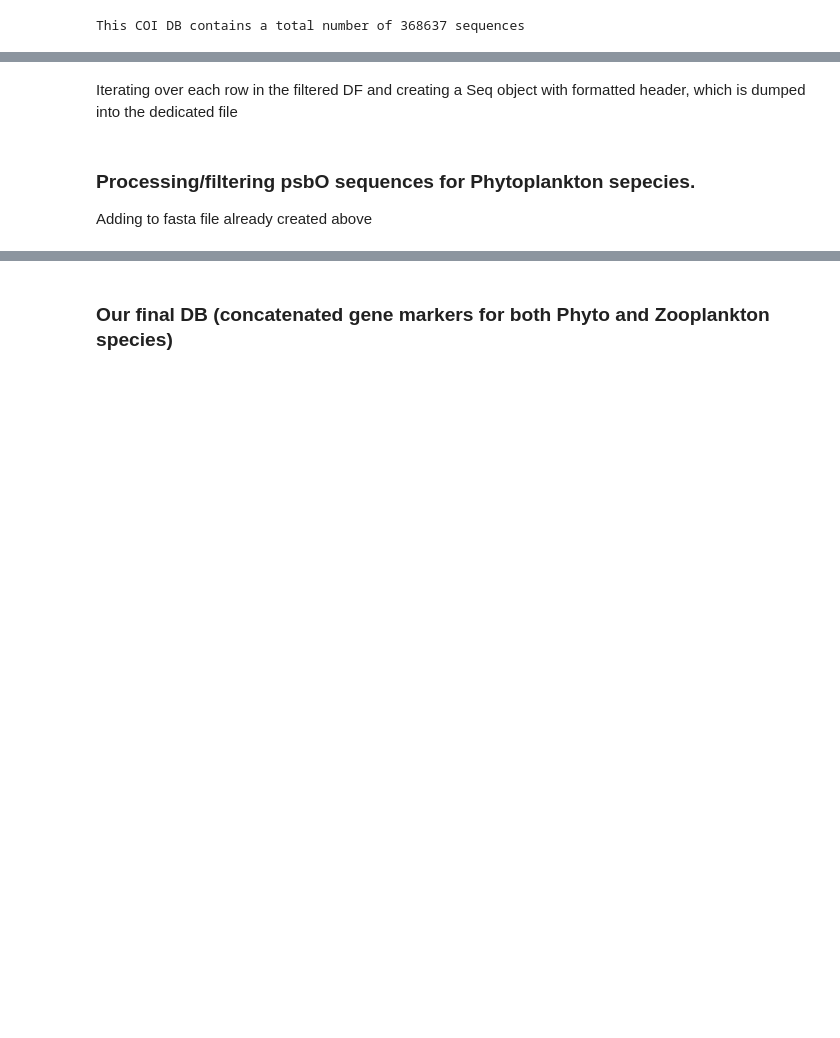
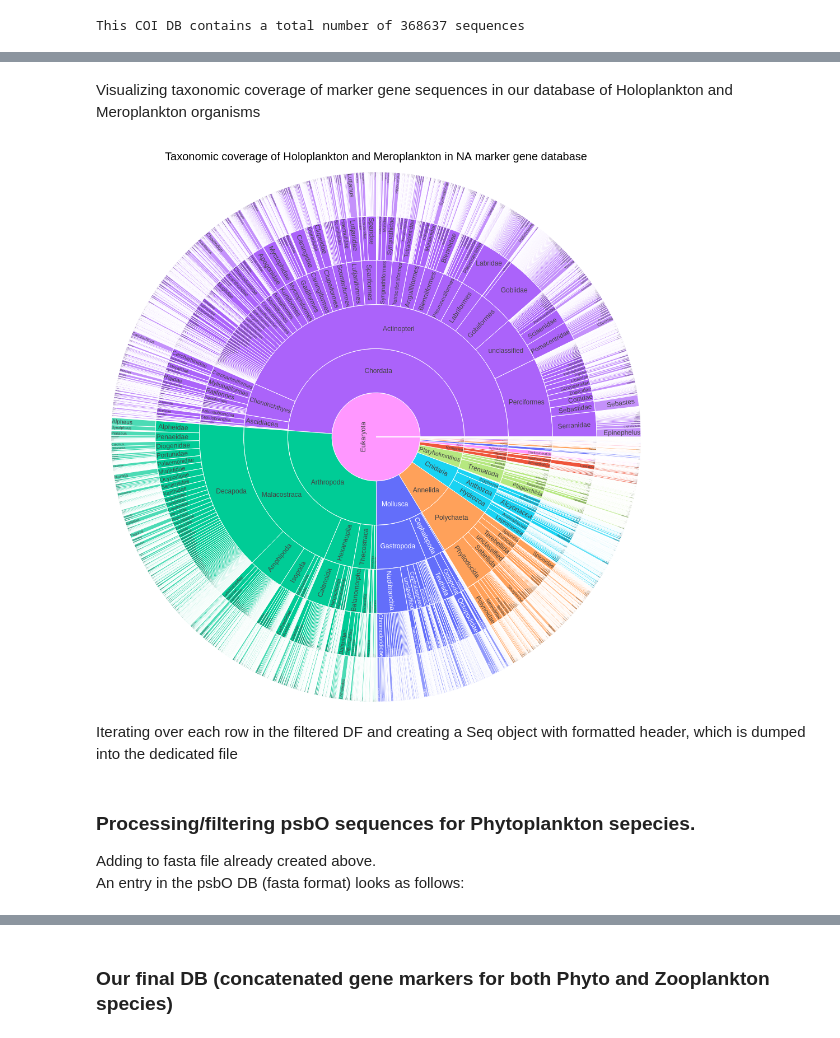
Before and after one commit to new-atlantis-labs/Metagenomics, a Jupyter notebook: notebooks/Custom_DB_MTG/CustomDB_MTG_Taxa_Profiling_v1.0.ipynb, the cells around one changed output, grey strips where cells are left out. Drawn from its saved outputs; the diff is of its cells as text; code cells hidden in the pictures; blank space fills up the shorter version.

Commit message:
Upgrade of marker gene DB construction notebook

```diff
--- a/notebooks/Custom_DB_MTG/CustomDB_MTG_Taxa_Profiling_v1.0.ipynb
+++ b/notebooks/Custom_DB_MTG/CustomDB_MTG_Taxa_Profiling_v1.0.ipynb
@@ -149,2 +192,48 @@ min_coi_zooplankt_df.reset_index(drop=True, inplace=True)
+# %% [markdown]
+Visualizing taxonomic coverage of marker gene sequences in our database of Holoplankton and Meroplankton organisms
+# %%
+#Get counts of marker genes per taxon
+mg_counts_per_taxon = min_coi_zooplankt_df["Full_lineage"].value_counts()
+#Summary of marker genes for zoo and other non-phyto, including fish and crustacea
+get_records = mg_counts_per_taxon.index.map(lambda s: [sbs.split(";")[0] for sbs in s.split("__")[1:]]).values
+zooplank_marker_genes_summary = pd.DataFrame.from_records(get_records)
+zooplank_marker_genes_summary.columns = ['superkingdom', 'phylum', 'class', 'order', 'family', 'genus', 'species']
+zooplank_marker_genes_summary["log_abundance"] = np.log10(mg_counts_per_taxon.values)
+# %%
+fig = px.sunburst(zooplank_marker_genes_summary,#.query('superkingdom == "Eukaryota"'),
+                  path=['superkingdom','phylum', 'class', 'order', 'family', 'genus'],
+                  values='log_abundance', color='phylum')
+
+fig.update_layout(
+                title={
+                    'text': "Taxonomic coverage of Holoplankton and Meroplankton in NA marker gene database",
+                    'y':0.985,
+                    'x':0.5,
+                    'xanchor': 'center',
+                    'yanchor': 'top',
+                    'font_size':20,
+                    'font_color':"black"})
+
+
+# fig.update_yaxes(automargin=True)
+# fig.update_xaxes(automargin=True)
+
+fig.update_layout(
+    autosize=False,
+#     width=500,
+#     height=500,
+    margin=dict(
+        l=1,
+        r=1,
+        b=4,
+        t=50,
+        pad=2
+    ),
+    paper_bgcolor="White",
+)
+
+fig.show(width=1000, height=1000)
+# %% [output]
+[figure, added]
 # %% [markdown]
 Iterating over each row in the filtered DF and creating a Seq object with formatted header, which is dumped into the dedicated file
@@ -164,5 +254,6 @@ Iterating over each row in the filtered DF and creating a Seq object with format
 # %% [markdown]
 ### Processing/filtering psbO sequences for Phytoplankton sepecies.
 
-Adding to fasta file already created above
+Adding to fasta file already created above.
+An entry in the psbO DB (fasta format) looks as follows:
 # %%
```
Also changed, not shown: parts of 17 cells of this notebook.
